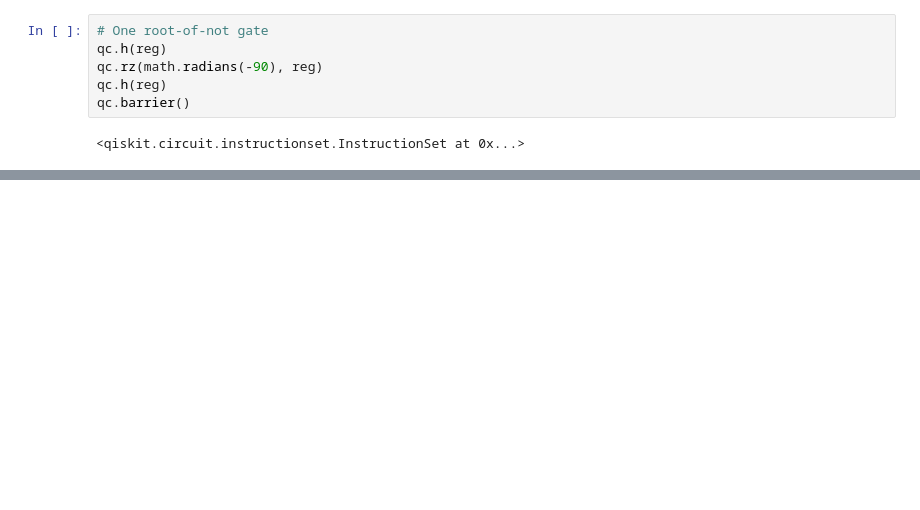
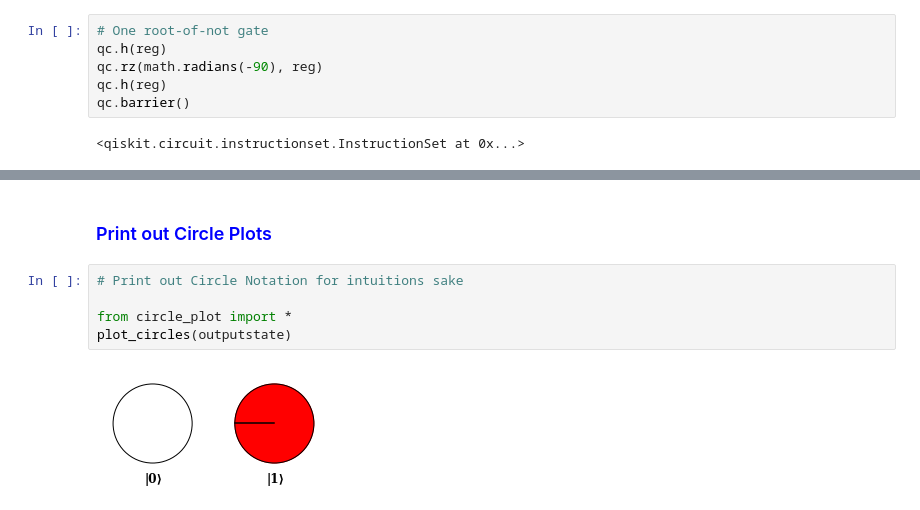
Before and after one commit to profversaggi/QuantumEducation, a Jupyter notebook: QC_Practicals/Ch02_03 Root Of Not.ipynb, the cells around one changed output, grey strips where cells are left out. Cells and saved outputs as stored; diff of their text form; blank space fills up the shorter version.

```diff
--- a/QC_Practicals/Ch02_03 Root Of Not.ipynb
+++ b/QC_Practicals/Ch02_03 Root Of Not.ipynb
@@ -141,0 +221,9 @@ qc.draw(output='mpl')        # draw the circuit
+# %% [markdown]
+### <font color="blue">Print out Circle Plots</font>
+# %%
+# Print out Circle Notation for intuitions sake
+
+from circle_plot import *
+plot_circles(outputstate)
+# %% [output]
+[figure, added]
```
Also changed, not shown: parts of 18 cells of this notebook, 6 other files.
